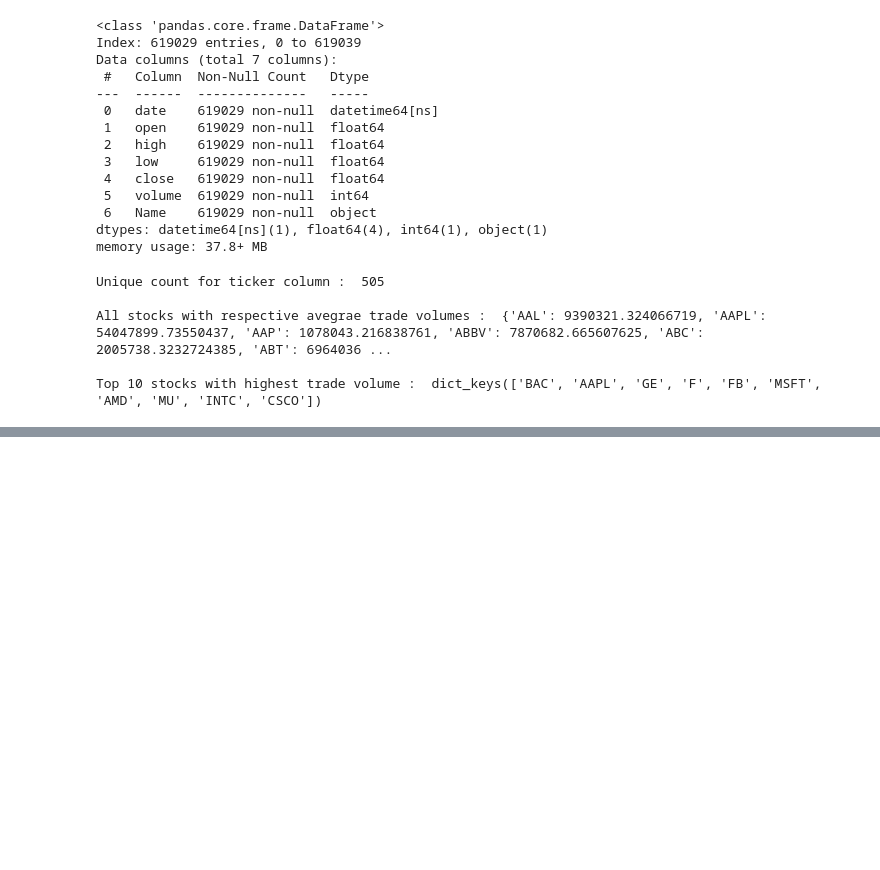
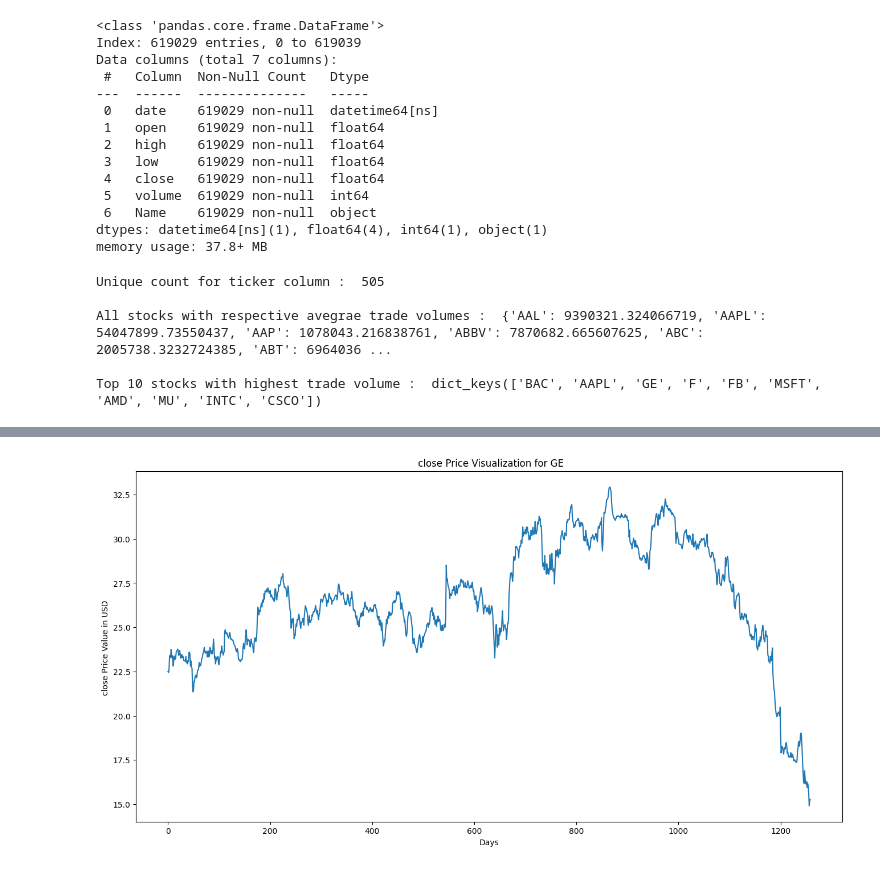
Before and after one commit to paarthvisharma/StockPricePrediction, a Jupyter notebook: StockPrediction.ipynb, the cells around one changed output, grey strips where cells are left out. Cells and saved outputs as stored; diff of their text form; code cells hidden in the pictures; blank space fills up the shorter version.

```diff
--- a/StockPrediction.ipynb
+++ b/StockPrediction.ipynb
@@ -128,0 +166,4 @@ Top 10 stocks with highest trade volume :  dict_keys(['BAC', 'AAPL', 'GE', 'F',
+# %%
+plot(filtered_df, 'GE', 'close')
+# %% [output]
+[figure, added]
```
Also changed, not shown: parts of 6 cells of this notebook.
